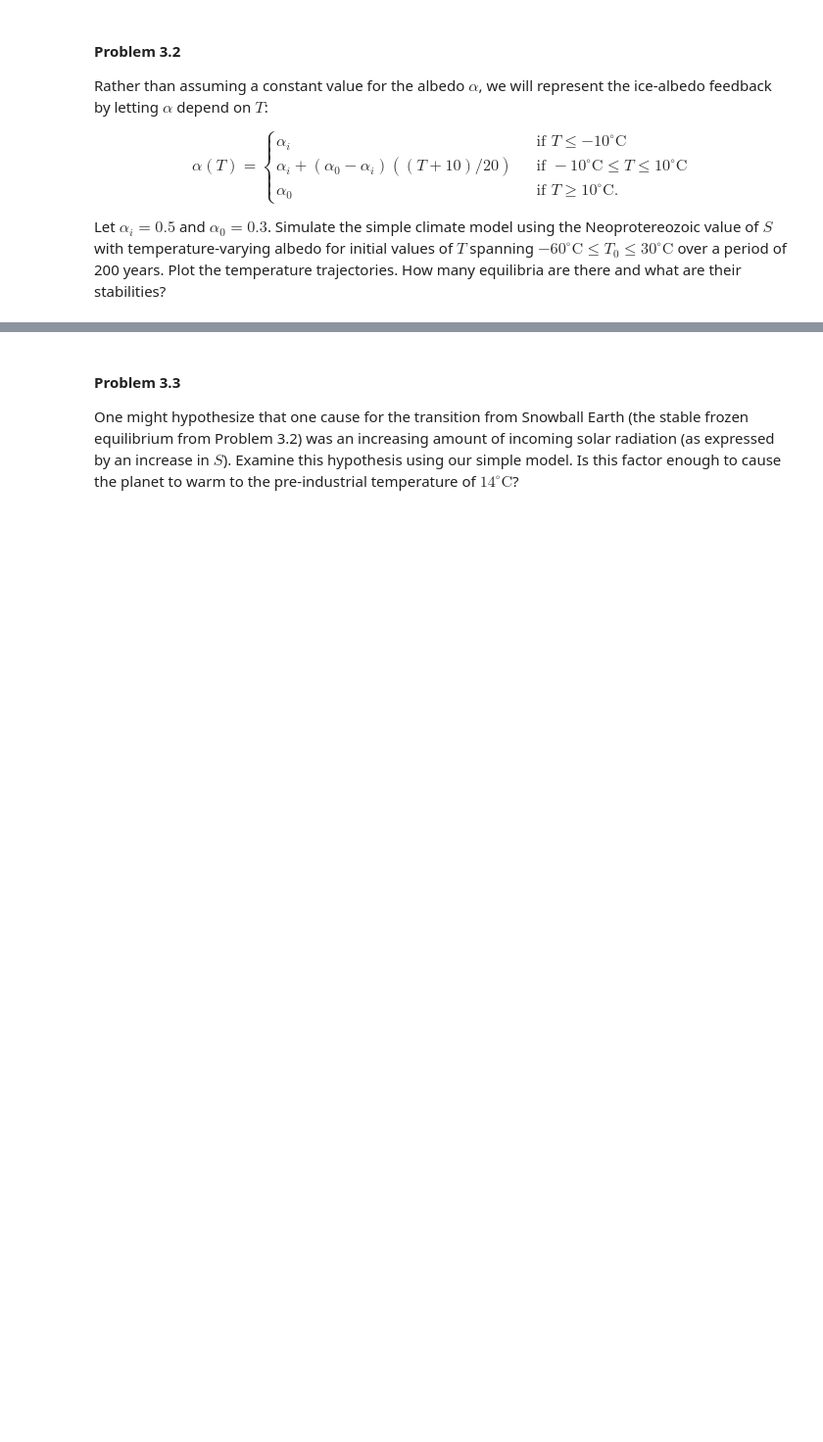
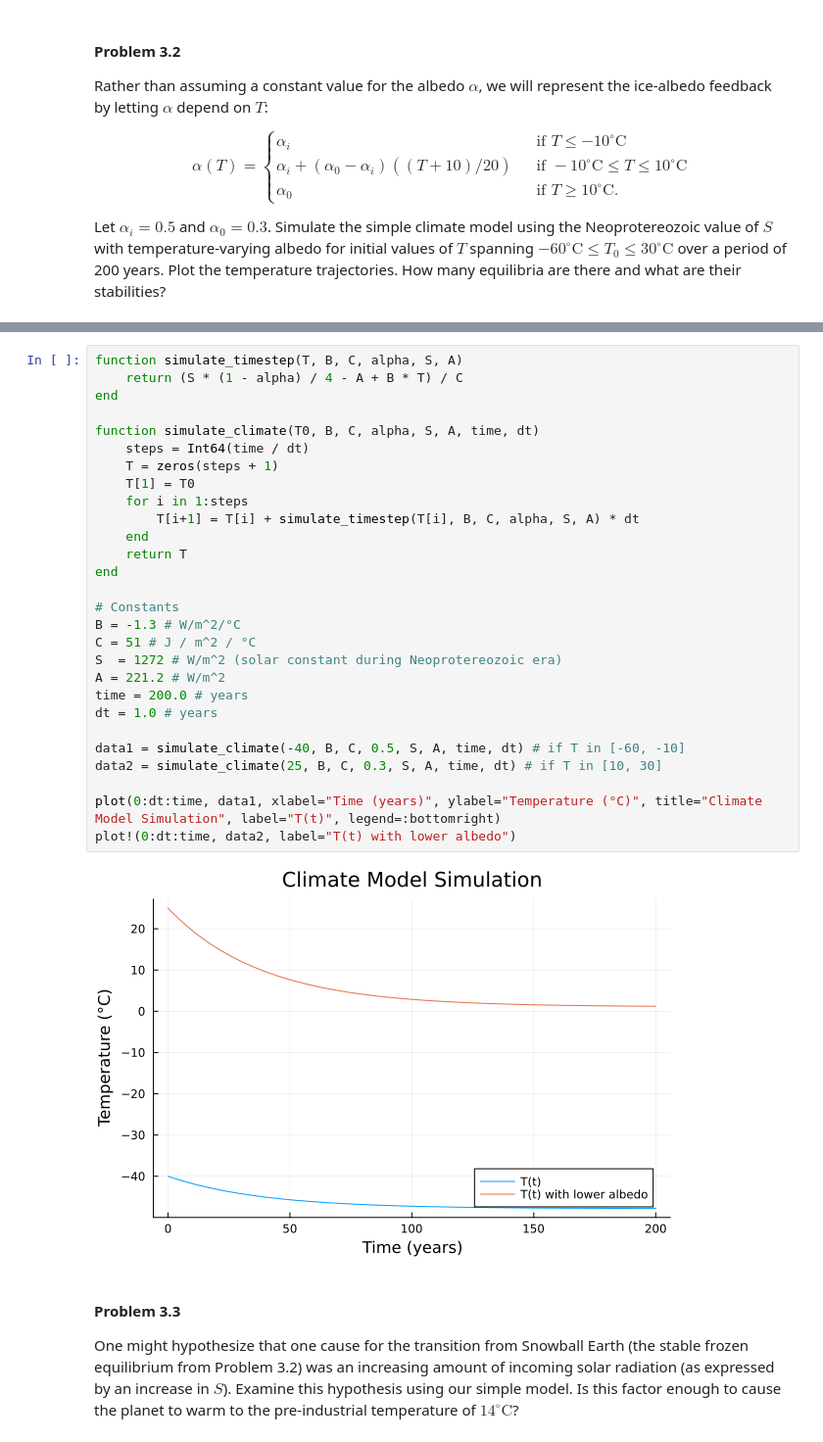
Before and after one commit to BEE4750-FA25/hw2-etw, a Jupyter notebook: hw02.ipynb, the cells around one changed output, grey strips where cells are left out. Shown at 98% size. Drawn from its saved outputs; the diff is of its cells as text; blank space fills up the shorter version.

```diff
--- a/hw02.ipynb
+++ b/hw02.ipynb
@@ -193,3 +204,33 @@ and what are their stabilities?
+# %%
+function simulate_timestep(T, B, C, alpha, S, A)
+    return (S * (1 - alpha) / 4 - A + B * T) / C
+end
+
+function simulate_climate(T0, B, C, alpha, S, A, time, dt)
+    steps = Int64(time / dt)
+    T = zeros(steps + 1)
+    T[1] = T0
+    for i in 1:steps
+        T[i+1] = T[i] + simulate_timestep(T[i], B, C, alpha, S, A) * dt
+    end
+    return T
+end
+
+# Constants
+B = -1.3 # W/m^2/°C
+C = 51 # J / m^2 / °C
+S  = 1272 # W/m^2 (solar constant during Neoprotereozoic era)
+A = 221.2 # W/m^2
+time = 200.0 # years
+dt = 1.0 # years
+
+data1 = simulate_climate(-40, B, C, 0.5, S, A, time, dt) # if T in [-60, -10]
+data2 = simulate_climate(25, B, C, 0.3, S, A, time, dt) # if T in [10, 30]
+
+plot(0:dt:time, data1, xlabel="Time (years)", ylabel="Temperature (°C)", title="Climate Model Simulation", label="T(t)", legend=:bottomright)
+plot!(0:dt:time, data2, label="T(t) with lower albedo")
+# %% [output]
+[figure, added]
 # %% [markdown]
 #### Problem 3.3
 
```
Also changed, not shown: parts of 7 cells of this notebook.
